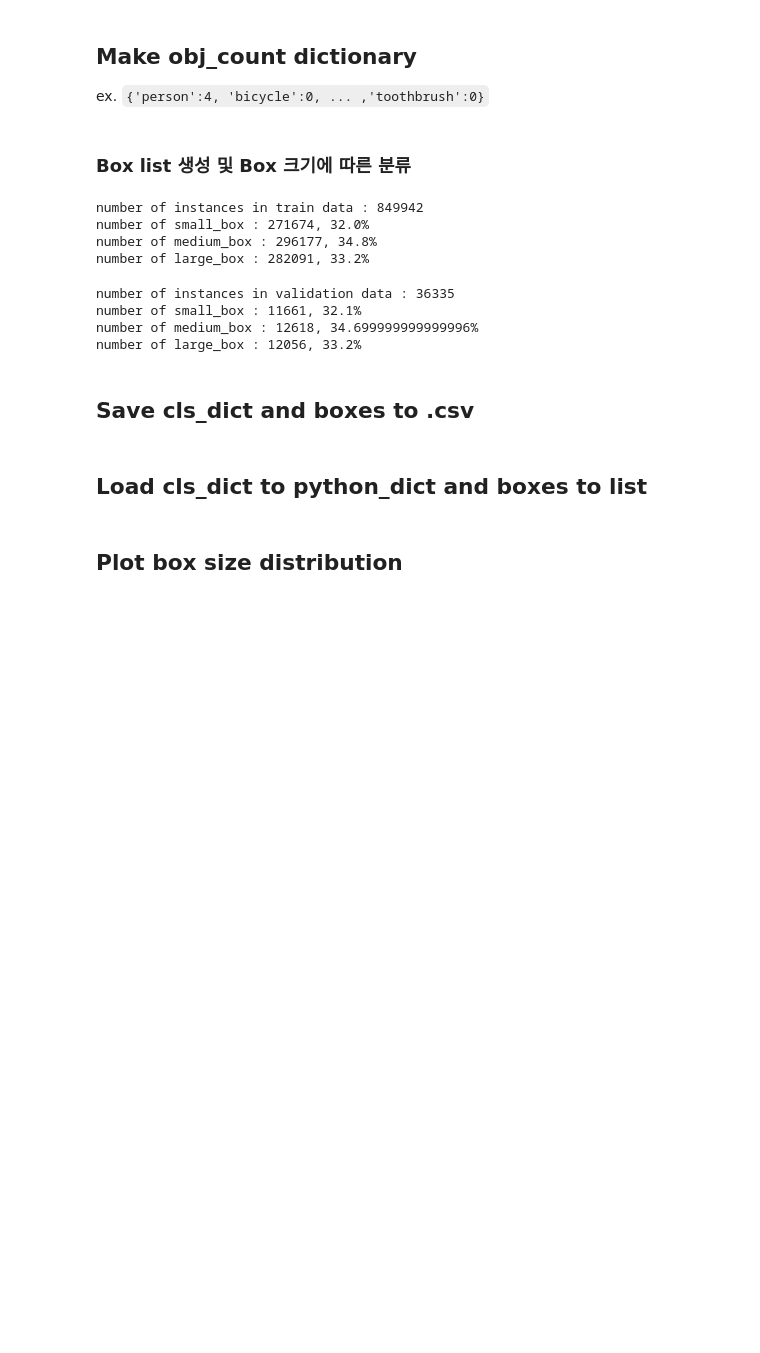
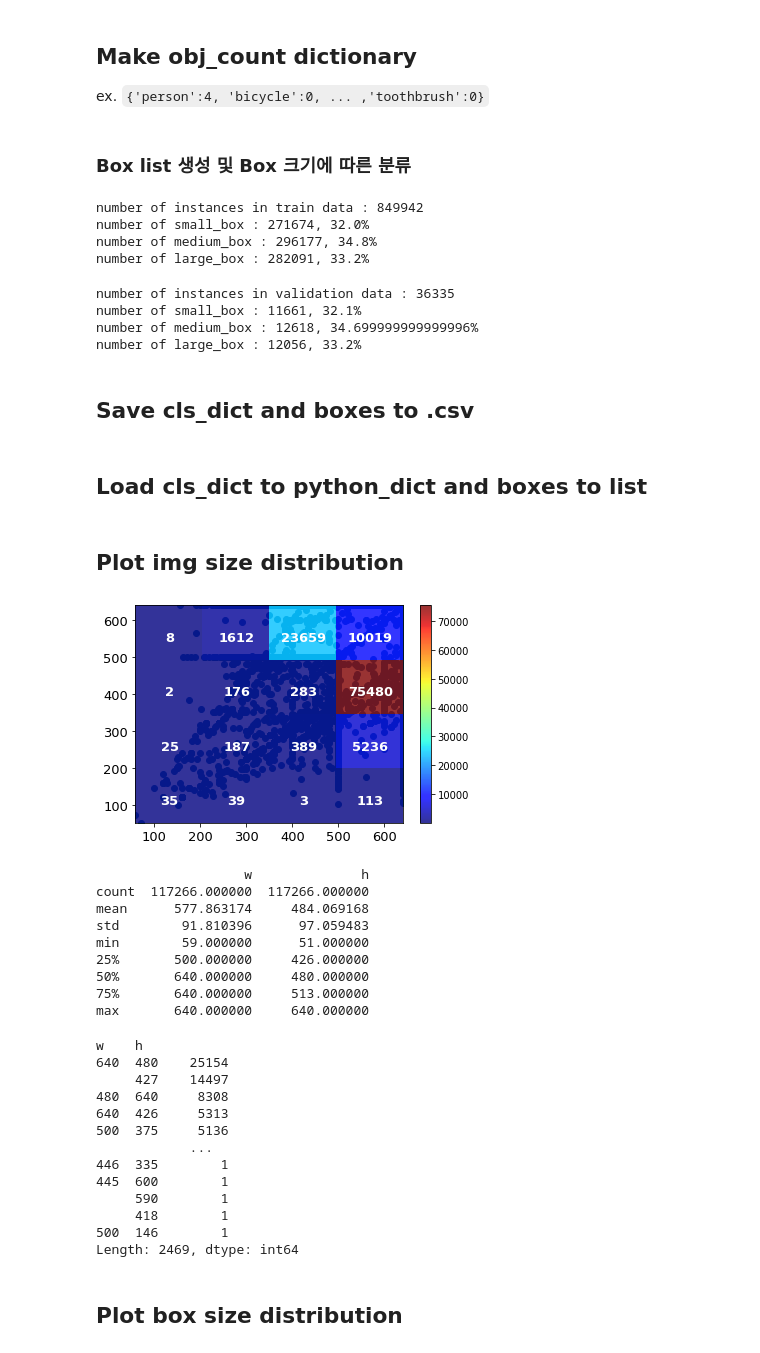
Before and after one commit to HERIUN/Data_Analysis, a Jupyter notebook: coco_anal.ipynb, the cells around one changed output. Drawn from its saved outputs; the diff is of its cells as text; code cells hidden in the pictures; blank space fills up the shorter version.

```diff
--- a/coco_anal.ipynb
+++ b/coco_anal.ipynb
@@ -65,9 +66,11 @@ boxes = [] # cx, cy, w_ratio, h_ratio, w_pixel, h_pixel
 s_boxes = [] # area < 32**2 # Area is measured as the number of pixels
 m_boxes = [] # 32**2 < area < 96**2
 l_boxes = [] # 96**2 < area
+train_img_size = [] # [[w,h]...]
 for i,train_label_file in enumerate(train_labels):
     img_file = cv2.imread('coco/images/train2017/'+train_label_file.split(os.sep)[-1].replace('.txt','.jpg'))
     h, w = img_file.shape[:2]
+    train_img_size.append([w,h])
     with open(train_label_file, 'r') as f:
        obj_lines = f.read().splitlines()
        for obj_line in obj_lines:
@@ -101,9 +104,11 @@ vboxes = [] # cx, cy, w_ratio, h_ratio, w_pixel, h_pixel
 vs_boxes = [] # area < 32**2 # Area is measured as the number of pixels
 vm_boxes = [] # 32**2 < area < 96**2
 vl_boxes = [] # 96**2 < area
+val_img_size = []
 for i,val_label_file in enumerate(val_labels):
     img_file = cv2.imread('coco/images/val2017/'+val_label_file.split(os.sep)[-1].replace('.txt','.jpg'))
     h, w = img_file.shape[:2]
+    val_img_size.append([h,w])
     with open(val_label_file, 'r') as f:
        obj_lines = f.read().splitlines()
        for obj_line in obj_lines:
@@ -162,5 +167,65 @@ with open("train_boxes.csv", "r") as f:
     reader = csv.reader(f)
     next(reader, None) # skip field(header)
     boxes = [[float(x) for x in box]for box in list(reader)]
+# %% [markdown]
+## Plot img size distribution
+# %%
+import mpl_scatter_density # adds projection='scatter_density' It is fast..
+import warnings
+from matplotlib.colors import LinearSegmentedColormap
+warnings.simplefilter("ignore", category=RuntimeWarning) # silence Runtime error:All-NaN slice ~
+
+# "Viridis-like" colormap with white background
+white_viridis = LinearSegmentedColormap.from_list('white_viridis', [
+    (0, '#ffffff'),
+    (1e-20, '#440053'),
+    (0.2, '#404388'),
+    (0.4, '#2a788e'),
+    (0.6, '#21a784'),
+    (0.8, '#78d151'),
+    (1, '#fde624'),
+], N=256)
+df_img_size = pd.DataFrame(train_img_size, columns=['w','h'])
+
+fig = plt.figure()
+plt.scatter(df_img_size["w"], df_img_size["h"])
+hist, xbins, ybins, im  = plt.hist2d(df_img_size["w"], df_img_size["h"], (4, 4), alpha=.8, cmap=plt.cm.jet)
+# 각 셀의 텍스트 표기
+for i in range(len(ybins)-1):
+    for j in range(len(xbins)-1):
+        plt.text(xbins[j]+75,ybins[i]+60, str(int(hist.T[i,j])), fontsize=13,
+                color="w", ha="center", va="center", fontweight="bold")
+plt.xticks(fontsize=13)
+plt.yticks(fontsize=13)
+plt.colorbar()
+plt.show()
+
+df_img_size = pd.DataFrame(train_img_size, columns=['w','h'])
+print(df_img_size.describe())
+df_img_size.value_counts()
+# %% [output]
+[figure, added]
+                   w              h
+count  117266.000000  117266.000000
+mean      577.863174     484.069168
+std        91.810396      97.059483
+min        59.000000      51.000000
+25%       500.000000     426.000000
+50%       640.000000     480.000000
+75%       640.000000     513.000000
+max       640.000000     640.000000
+w    h
+640  480    25154
+     427    14497
+480  640     8308
+640  426     5313
+500  375     5136
+            ...
+446  335        1
+445  600        1
+     590        1
+     418        1
+500  146        1
+Length: 2469, dtype: int64
 # %% [markdown]
 ## Plot box size distribution
```
Also changed, not shown: parts of 3 cells of this notebook.
